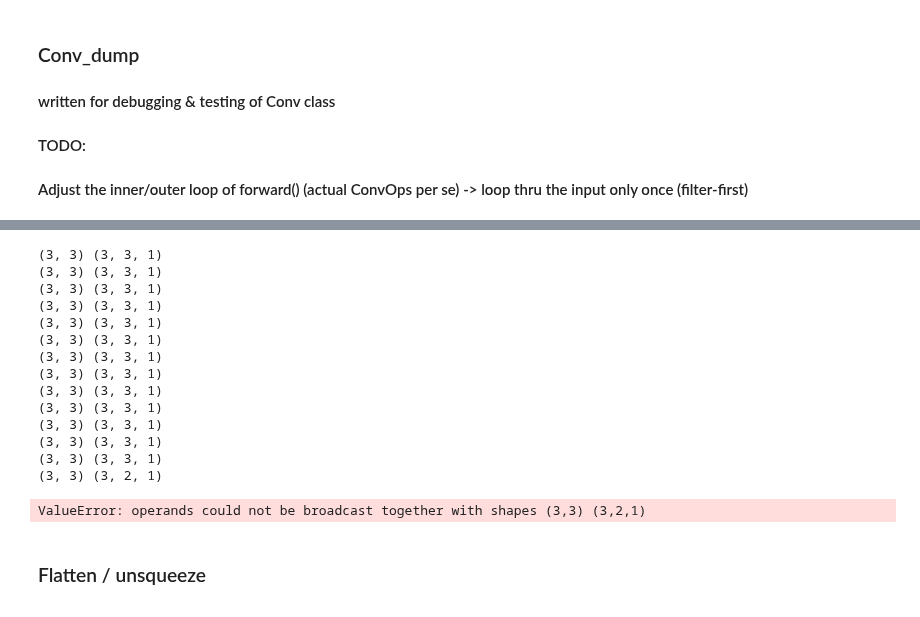
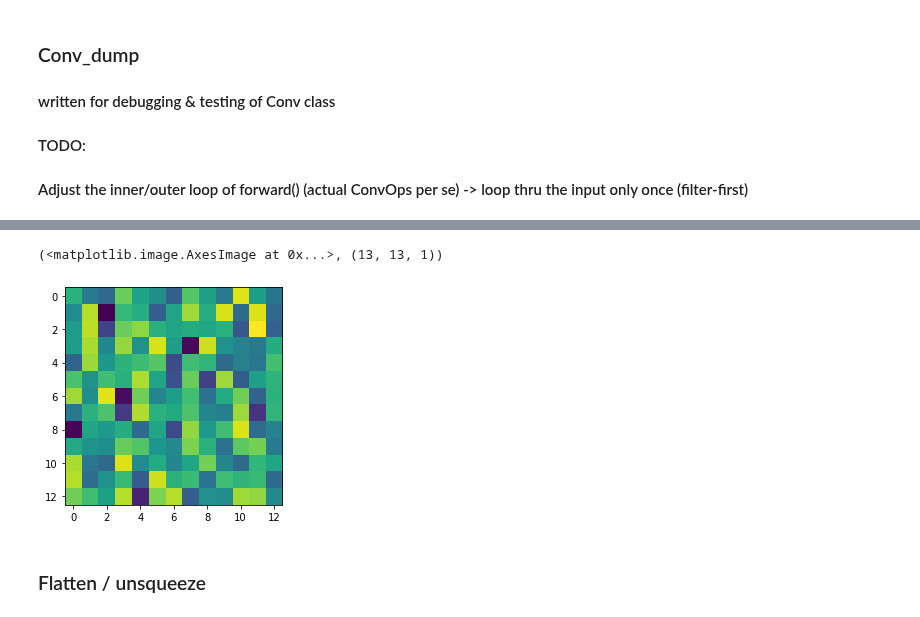
Before and after one commit to Kelvinthedrugger/HWs, a Jupyter notebook: 03_NN_numpy.ipynb, the cells around one changed output, grey strips where cells are left out. Cells and saved outputs as stored; diff of their text form; code cells hidden in the pictures.

```diff
--- a/03_NN_numpy.ipynb
+++ b/03_NN_numpy.ipynb
@@ -453,23 +428,10 @@ File:      c:\users\kelvin\documents\github\hws\<ipython-input-2-e8186fba8073>
 Type:      function
 # %%
 c = np.random.uniform(-1.,1.,size=(28,28,1))
-plt.imshow(l.forward(c))
+plt.imshow(l.forward(c)), l.forward(c).shape
 # %% [output]
-(3, 3) (3, 3, 1)
-(3, 3) (3, 3, 1)
-(3, 3) (3, 3, 1)
-(3, 3) (3, 3, 1)
-(3, 3) (3, 3, 1)
-(3, 3) (3, 3, 1)
-(3, 3) (3, 3, 1)
-(3, 3) (3, 3, 1)
-(3, 3) (3, 3, 1)
-(3, 3) (3, 3, 1)
-(3, 3) (3, 3, 1)
-(3, 3) (3, 3, 1)
-(3, 3) (3, 3, 1)
-(3, 3) (3, 2, 1)
+(<matplotlib.image.AxesImage at 0x...>, (13, 13, 1))
-ValueError: operands could not be broadcast together with shapes (3,3) (3,2,1)
+[figure, added]
 # %% [markdown]
 ### Flatten / unsqueeze
 # %% [markdown]
```
Also changed, not shown: parts of 6 cells of this notebook, 1 other file.
